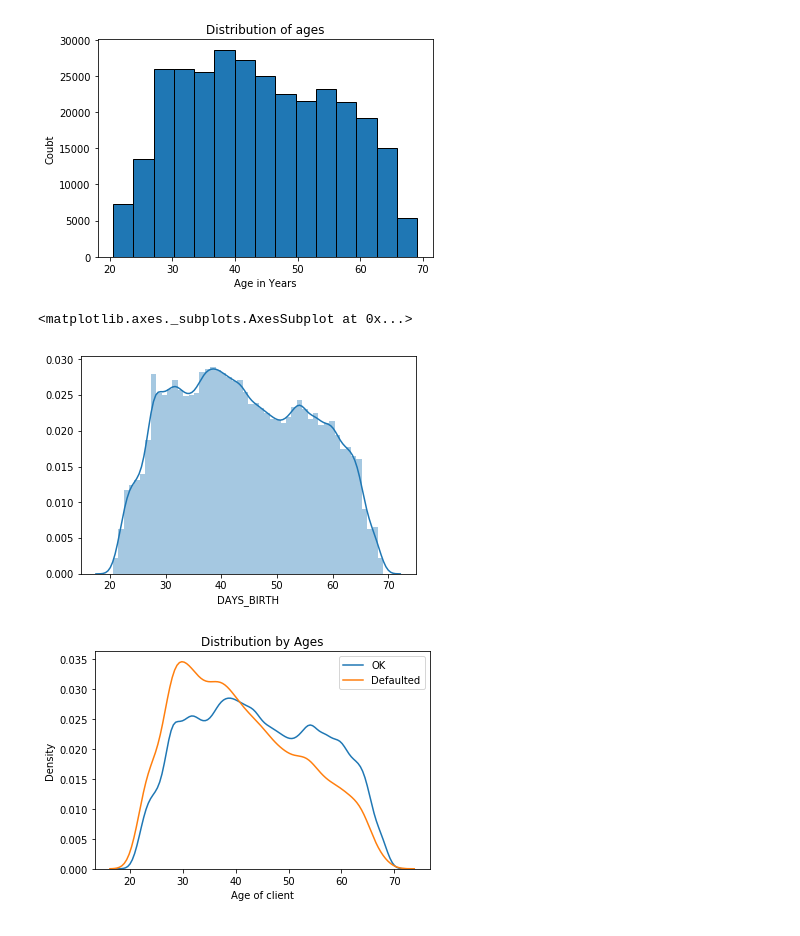
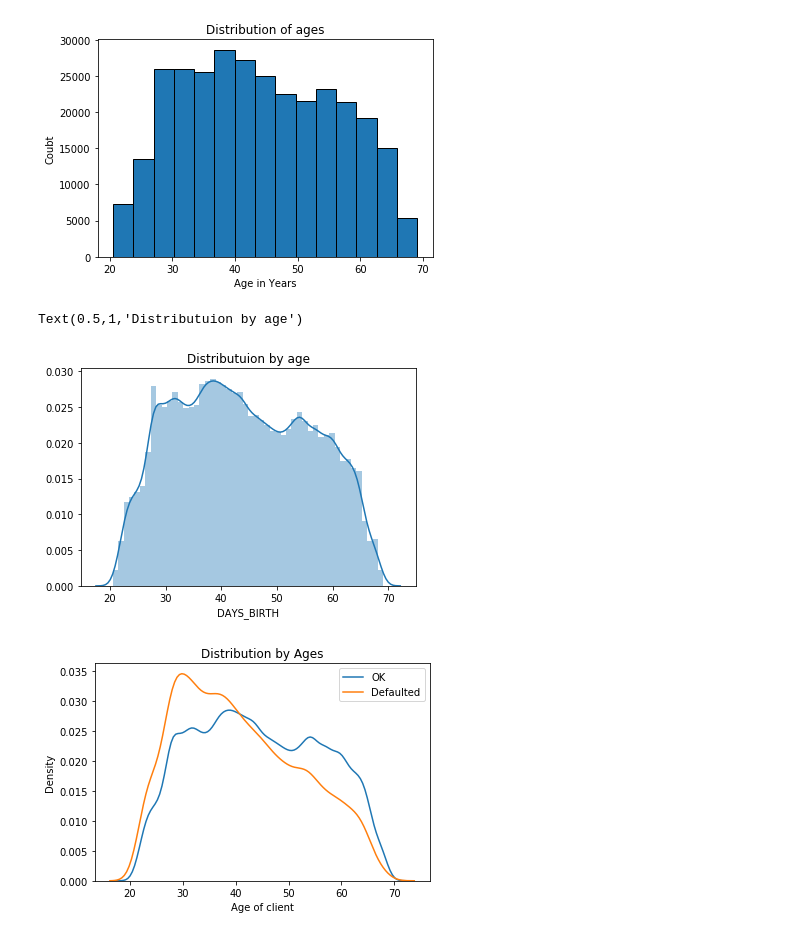
Before and after one commit to Naihan/TCDS, a Jupyter notebook: loans_for_submit.ipynb, the cells around one changed output. Cells and saved outputs as stored; diff of their text form; code cells hidden in the pictures.

```diff
--- a/loans_for_submit.ipynb
+++ b/loans_for_submit.ipynb
@@ -196,10 +274,10 @@ plt.ylabel('Coubt');
 # %% [output]
 [figure]
 # %%
-sns.distplot(master_df['DAYS_BIRTH'] / 365)
+sns.distplot(master_df['DAYS_BIRTH'] / 365).set_title("Distributuion by age")
 # %% [output]
-<matplotlib.axes._subplots.AxesSubplot at 0x...>
+Text(0.5,1,'Distributuion by age')
-[figure, old version]
+[figure, new version]
 # %%
 sns.kdeplot(master_df.loc[master_df['TARGET'] == 0, 'DAYS_BIRTH'] / 365, label = 'OK')
 sns.kdeplot(master_df.loc[master_df['TARGET'] == 1, 'DAYS_BIRTH'] / 365, label = 'Defaulted')
```
Also changed, not shown: parts of 15 cells of this notebook.
